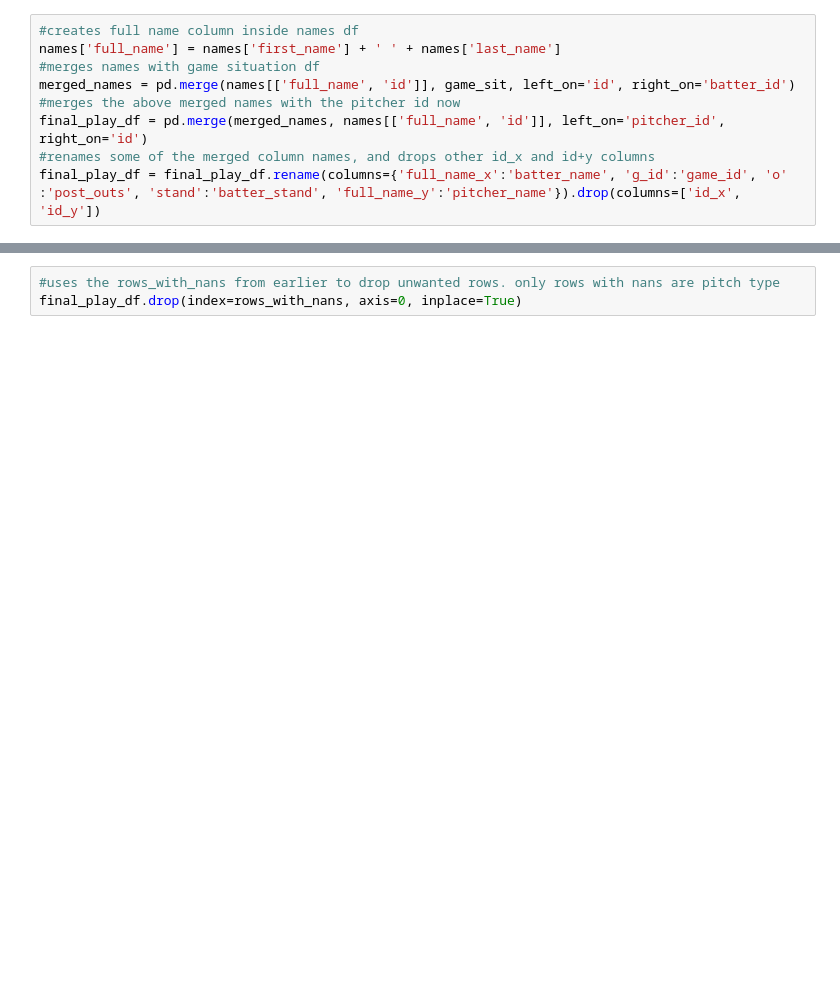
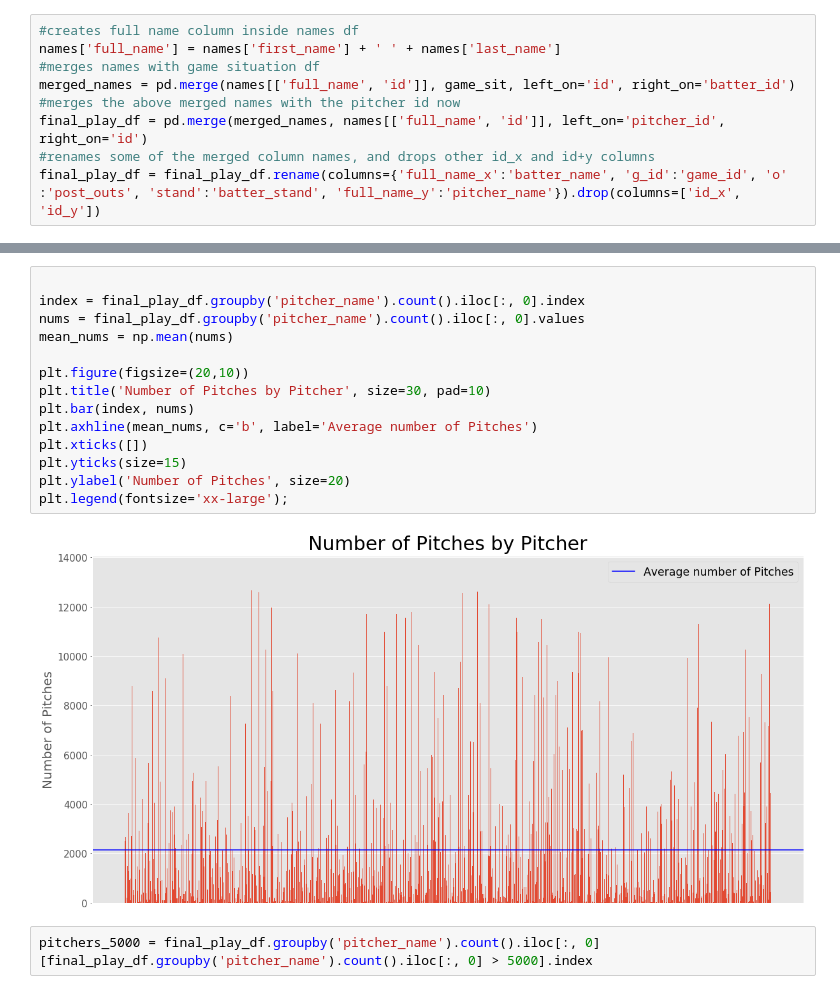
Before and after one commit to morganabbitt/MLB-Pitches, a Jupyter notebook: Notebooks/read_data.ipynb, the cells around one changed output, grey strips where cells are left out. Drawn from its saved outputs; the diff is of its cells as text; blank space fills up the shorter version.

```diff
--- a/Notebooks/read_data.ipynb
+++ b/Notebooks/read_data.ipynb
@@ -266,3 +228,18 @@ See the caveats in the documentation: http://pandas.pydata.org/pandas-docs/stabl
-# %%
-#uses the rows_with_nans from earlier to drop unwanted rows. only rows with nans are pitch type
-final_play_df.drop(index=rows_with_nans, axis=0, inplace=True)
+# %%
+
+index = final_play_df.groupby('pitcher_name').count().iloc[:, 0].index
+nums = final_play_df.groupby('pitcher_name').count().iloc[:, 0].values
+mean_nums = np.mean(nums)
+
+plt.figure(figsize=(20,10))
+plt.title('Number of Pitches by Pitcher', size=30, pad=10)
+plt.bar(index, nums)
+plt.axhline(mean_nums, c='b', label='Average number of Pitches')
+plt.xticks([])
+plt.yticks(size=15)
+plt.ylabel('Number of Pitches', size=20)
+plt.legend(fontsize='xx-large');
+# %% [output]
+[figure, added]
+# %%
+pitchers_5000 = final_play_df.groupby('pitcher_name').count().iloc[:, 0][final_play_df.groupby('pitcher_name').count().iloc[:, 0] > 5000].index
```
Also changed, not shown: parts of 29 cells of this notebook, 3 other files.
